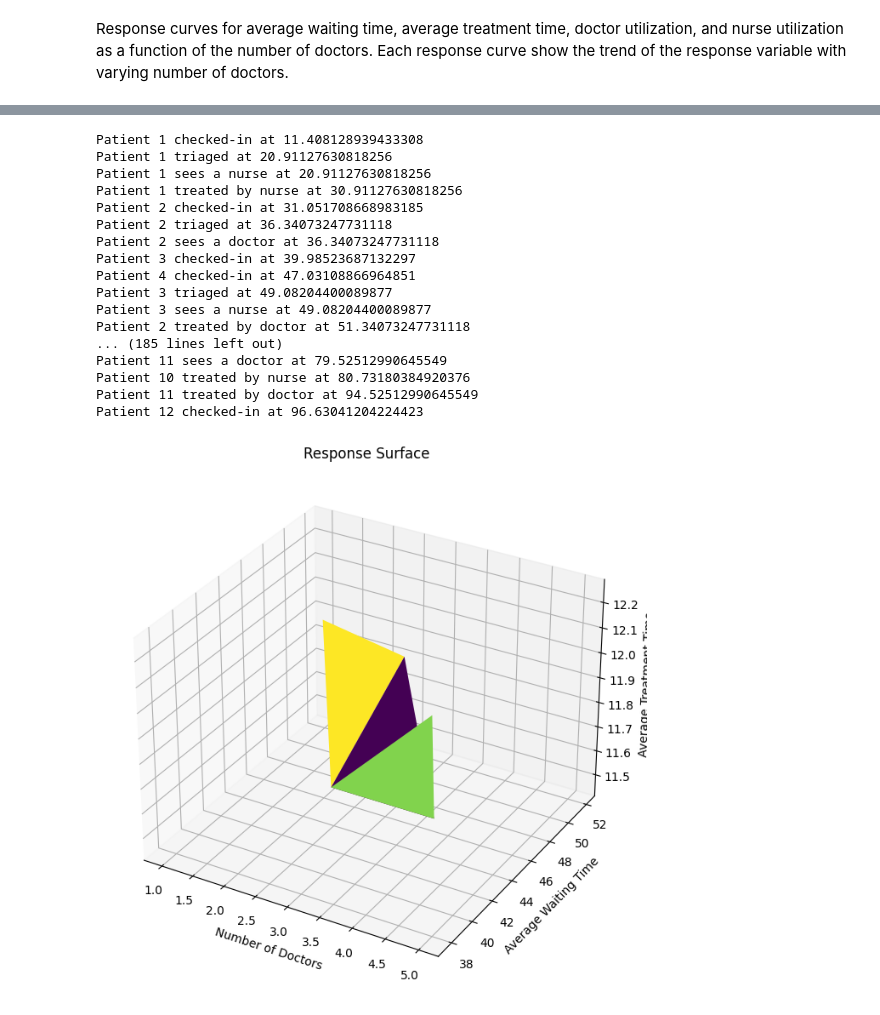
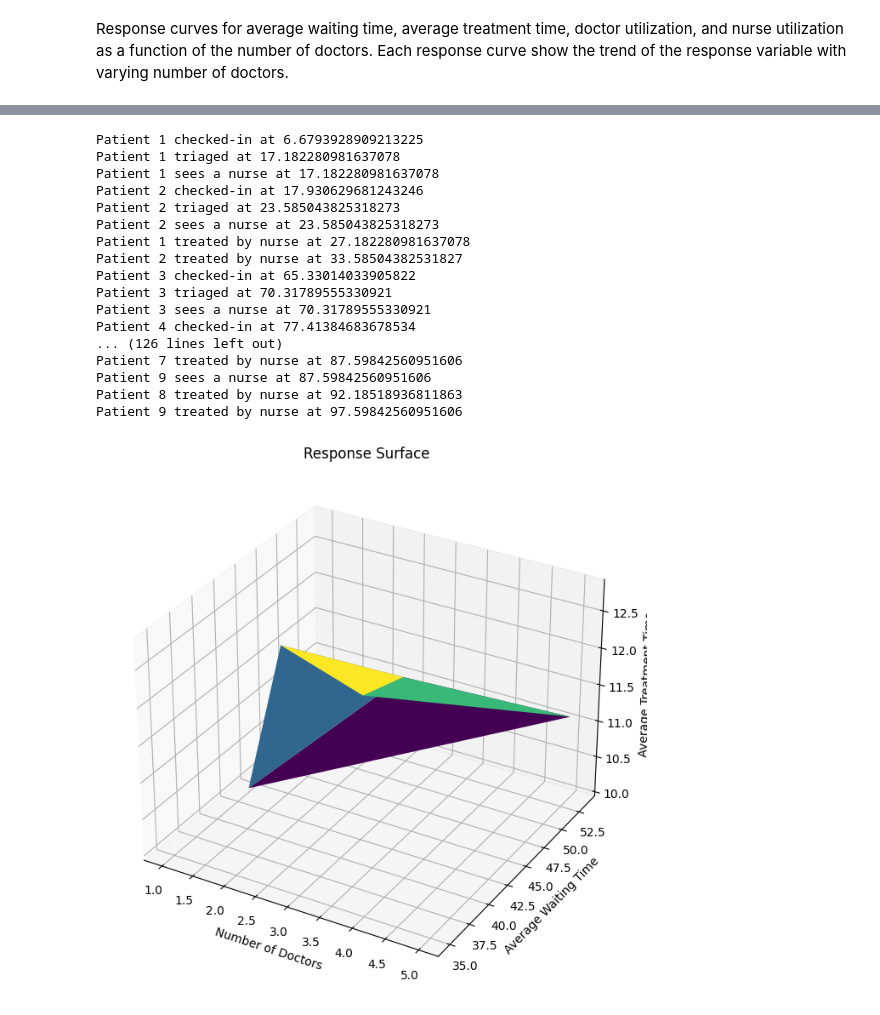
Before and after one commit to waheeb123/Data_604_homeworks, a Jupyter notebook: tringto_write_complete_simulation.ipynb, the cells around one changed output, grey strips where cells are left out. Drawn from its saved outputs; the diff is of its cells as text; code cells hidden in the pictures.

```diff
--- a/tringto_write_complete_simulation.ipynb
+++ b/tringto_write_complete_simulation.ipynb
@@ -192,10 +192,10 @@ Nurse utilization: 30.00%
 # %%
 # Calculate average waiting time
-avg_waiting_time = np.mean(waiting_times)
+avg_waiting_time = df['Wait Time (Mins)'].mean()
 
 # Plot waiting time over time
 plt.figure(figsize=(10, 6))
-plt.plot(waiting_times)
+plt.plot(df['Wait Time (Mins)'])
 plt.xlabel('Patient')
 plt.ylabel('Waiting Time (minutes)')
 plt.title('Waiting Time for Each Patient')
@@ -388,57 +481,76 @@ def perform_response_surface_analysis():
     # Run simulations for each parameter combination
     for params in parameter_combinations:
         # Reset data collection
-        global waiting_times, treatment_times, utilization_doctors, utilization_nurses
-        waiting_times = []
-        treatment_times = []
+        global results, utilization_doctors, utilization_nurses
+        results = []
         utilization_doctors = []
         utilization_nurses = []
 
         # Set up simulation
         env = simpy.Environment()
 
+        # Resources
+        reception = simpy.Resource(env, capacity=3)
+        doctor = simpy.Resource(env, capacity=params[0])  # Number of doctors based on parameter combination
+        nurse = simpy.Resource(env, capacity=2)
+
+        # Start processes
+        env.process(patient_arrival(env, reception, doctor, nurse))
+        env.process(monitor(env, doctor, nurse))
+
         # Run simulation
-        avg_waiting_time, avg_treatment_time, doctor_utilization, nurse_utilization = run_simulation(env, *params)
+        env.run(until=100)  # Run for 1 hour and 40 minutes (100 minutes)
+
+        # Create a DataFrame from the collected results
+        df = pd.DataFrame(results, columns=['Patient ID', 'Service', 'Arrival Time', 'Token Time',
+                                            'Service Start Time', 'Service Stop Time', 'Token Time (Secs)',
+                                            'Service Time (Mins)', 'Wait Time (Mins)'])
+
+        # Performance metric calculation
+        avg_waiting_time = df['Wait Time (Mins)'].mean()
+        avg_treatment_time = df['Service Time (Mins)'].mean()
+        doctor_utilization = np.mean(utilization_doctors)
+        nurse_utilization = np.mean(utilization_nurses)
 
         # Collect data
         avg_waiting_times.append(avg_waiting_time)
         avg_treatment_times.append(avg_treatment_time)
         doctor_utilizations.append(doctor_utilization)
         nurse_utilizations.append(nurse_utilization)
 
     # Plot 3D surface
     x_values = [p[0] for p in parameter_combinations]
 
     fig = plt.figure(figsize=(12, 8))
     ax = fig.add_subplot(111, projection='3d')
 
     ax.plot_trisurf(x_values, avg_waiting_times, avg_treatment_times, cmap='viridis', edgecolor='none')
 
     ax.set_xlabel('Number of Doctors')
     ax.set_ylabel('Average Waiting Time')
     ax.set_zlabel('Average Treatment Time')
     ax.set_title('Response Surface')
 
     plt.show()
 
 # Run the simulation
 perform_response_surface_analysis()
 # %% [output]
-Patient 1 checked-in at 11.408128939433308
-Patient 1 triaged at 20.91127630818256
-Patient 1 sees a nurse at 20.91127630818256
-Patient 1 treated by nurse at 30.91127630818256
-Patient 2 checked-in at 31.051708668983185
-Patient 2 triaged at 36.34073247731118
-Patient 2 sees a doctor at 36.34073247731118
-Patient 3 checked-in at 39.98523687132297
-Patient 4 checked-in at 47.03108866964851
-Patient 3 triaged at 49.08204400089877
-Patient 3 sees a nurse at 49.08204400089877
-Patient 2 treated by doctor at 51.34073247731118
-... (185 lines left out)
-Patient 11 sees a doctor at 79.52512990645549
-Patient 10 treated by nurse at 80.73180384920376
-Patient 11 treated by doctor at 94.52512990645549
-Patient 12 checked-in at 96.63041204224423
+Patient 1 checked-in at 6.6793928909213225
+Patient 1 triaged at 17.182280981637078
+Patient 1 sees a nurse at 17.182280981637078
+Patient 2 checked-in at 17.930629681243246
+Patient 2 triaged at 23.585043825318273
+Patient 2 sees a nurse at 23.585043825318273
+Patient 1 treated by nurse at 27.182280981637078
+Patient 2 treated by nurse at 33.58504382531827
+Patient 3 checked-in at 65.33014033905822
+Patient 3 triaged at 70.31789555330921
+Patient 3 sees a nurse at 70.31789555330921
+Patient 4 checked-in at 77.41384683678534
+... (126 lines left out)
+Patient 7 treated by nurse at 87.59842560951606
+Patient 9 sees a nurse at 87.59842560951606
+Patient 8 treated by nurse at 92.18518936811863
+Patient 9 treated by nurse at 97.59842560951606
-[figure, old version]
+[figure, new version]
```
Also changed, not shown: parts of 13 cells of this notebook.
